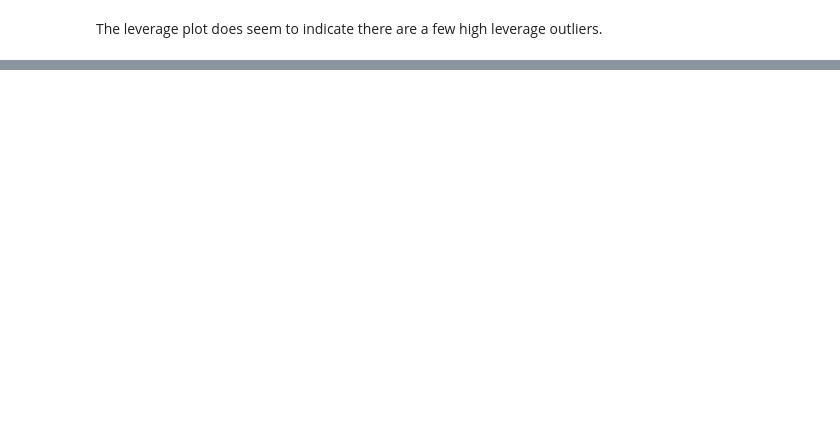
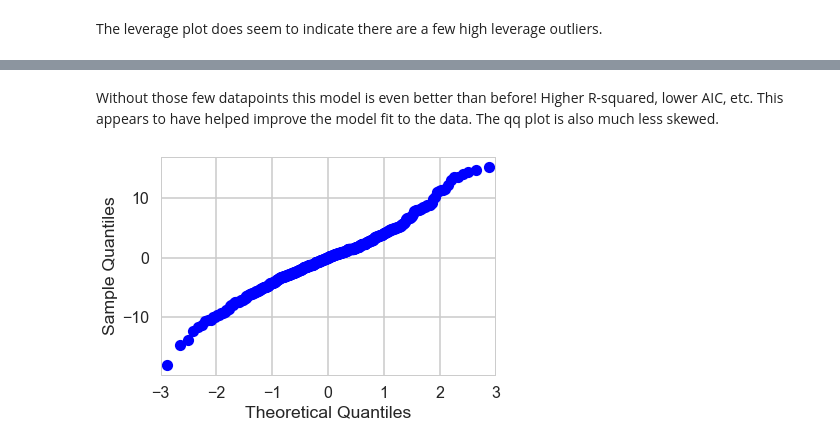
Before and after one commit to bouncebarkrun/Springboard-Data-Science-Career-Track, a Jupyter notebook: MiniProjects/linear_regression/Mini_Project_Linear_Regression.ipynb, the cells around one changed output, grey strips where cells are left out. Cells and saved outputs as stored; diff of their text form; code cells hidden in the pictures; blank space fills up the shorter version.

```diff
--- a/MiniProjects/linear_regression/Mini_Project_Linear_Regression.ipynb
+++ b/MiniProjects/linear_regression/Mini_Project_Linear_Regression.ipynb
@@ -939,2 +939,8 @@ fig = sm.graphics.influence_plot(m3)
 # %% [markdown]
 The leverage plot does seem to indicate there are a few high leverage outliers.
+# %%
+bos_less = bos.drop(bos.index[[405, 418, 380, 368, 371, 372, 365, 369, 370, 367]])
+# %%
+#Rerun the model without the outliers/high leverage points
+m5 = ols('PRICE ~ PTRATIO + CRIM + RM',bos_less).fit()
+print(m5.summary())
@@ -940,0 +965,7 @@ The leverage plot does seem to indicate there are a few high leverage outliers.
+# %% [markdown]
+Without those few datapoints this model is even better than before!  Higher R-squared, lower AIC, etc.  This appears to have helped improve the model fit to the data.  The qq plot is also much less skewed.
+# %%
+fig = sm.qqplot(m5.resid)
+>>> plt.show()
+# %% [output]
+[figure, added]
```
Also changed, not shown: parts of 28 cells of this notebook.
